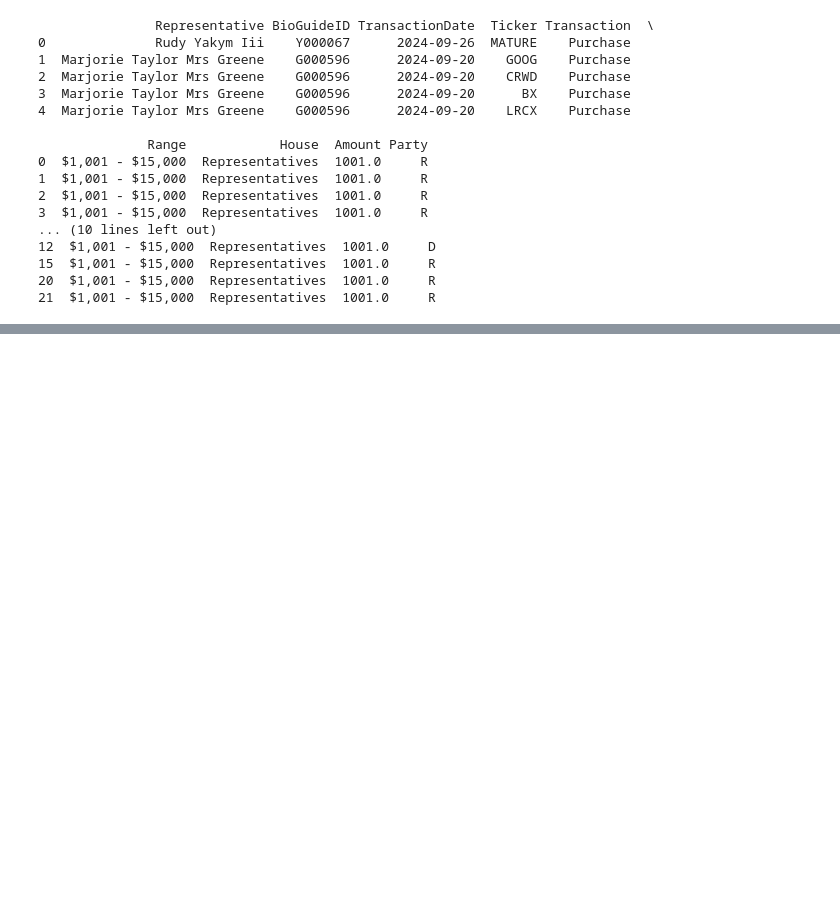
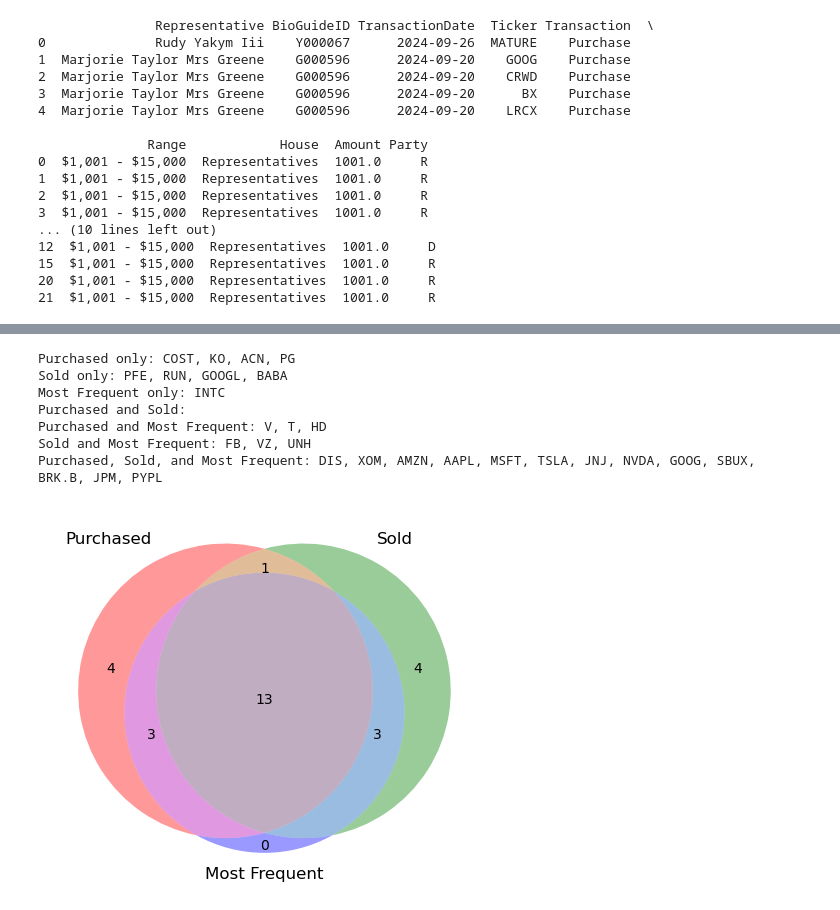
Before and after one commit to hackerbyhobby/team-congress, a Jupyter notebook: Bulk_work/transactionTypeAnalysis.ipynb, the cells around one changed output, grey strips where cells are left out. Saved outputs shown, nothing was run; the diff lists cells and outputs as text; code cells hidden in the pictures; blank space fills up the shorter version.

```diff
--- a/Bulk_work/transactionTypeAnalysis.ipynb
+++ b/Bulk_work/transactionTypeAnalysis.ipynb
@@ -80,3 +104,9 @@ print(df_sale.head())
 )
 # %% [output]
 [interactive output not drawn]
+# %%
+#Finding out the top 20 most tickers.
+top_20_bought = df_purchase['Ticker'].value_counts().nlargest(20)
+top_20_sold = df_sale['Ticker'].value_counts().nlargest(20)
+top_20 = df['Ticker'].value_counts().nlargest(20)
+print(top_20_bought, top_20_sold, top_20)
@@ -82,0 +131,42 @@ print(df_sale.head())
+# %%
+#I want to know the crossover between these three different sets of data
+#Creating subsets to display that crossover, and displaying them in  a venn diagram
+
+
+# Define the sets
+top_20_purchased_set = set(top_20_bought.index)
+top_20_sold_set = set(top_20_sold.index)
+top_20_set = set(top_20.index)
+
+# Calculate the subsets
+purchased_only = top_20_purchased_set - top_20_sold_set - top_20_set
+sold_only = top_20_sold_set - top_20_purchased_set - top_20_set
+frequent_only = top_20_set - top_20_purchased_set - top_20_sold_set
+purchased_sold = top_20_purchased_set.intersection(top_20_sold_set) - top_20_set
+purchased_frequent = top_20_purchased_set.intersection(top_20_set) - top_20_sold_set
+sold_frequent = top_20_sold_set.intersection(top_20_set) - top_20_purchased_set
+p_s_f = top_20_purchased_set.intersection(top_20_sold_set).intersection(top_20_set)
+
+# Print the ticker names for each subset
+print("Purchased only:", ', '.join(list(purchased_only)))
+print("Sold only:", ', '.join(list(sold_only)))
+print("Most Frequent only:", ', '.join(list(frequent_only)))
+print("Purchased and Sold:", ', '.join(list(purchased_sold)))
+print("Purchased and Most Frequent:", ', '.join(list(purchased_frequent)))
+print("Sold and Most Frequent:", ', '.join(list(sold_frequent)))
+print("Purchased, Sold, and Most Frequent:", ', '.join(list(p_s_f)))
+
+# Create the Venn diagram
+venn3(subsets=(len(purchased_only), len(sold_only), len(frequent_only), len(purchased_sold), len(purchased_frequent), len(sold_frequent), len(p_s_f)), set_labels=('Purchased', 'Sold', 'Most Frequent'))
+
+# Show the plot
+plt.show()
+# %% [output]
+Purchased only: COST, KO, ACN, PG
+Sold only: PFE, RUN, GOOGL, BABA
+Most Frequent only: INTC
+Purchased and Sold:
+Purchased and Most Frequent: V, T, HD
+Sold and Most Frequent: FB, VZ, UNH
+Purchased, Sold, and Most Frequent: DIS, XOM, AMZN, AAPL, MSFT, TSLA, JNJ, NVDA, GOOG, SBUX, BRK.B, JPM, PYPL
+[figure, added]
```
Also changed, not shown: parts of 9 cells of this notebook.
